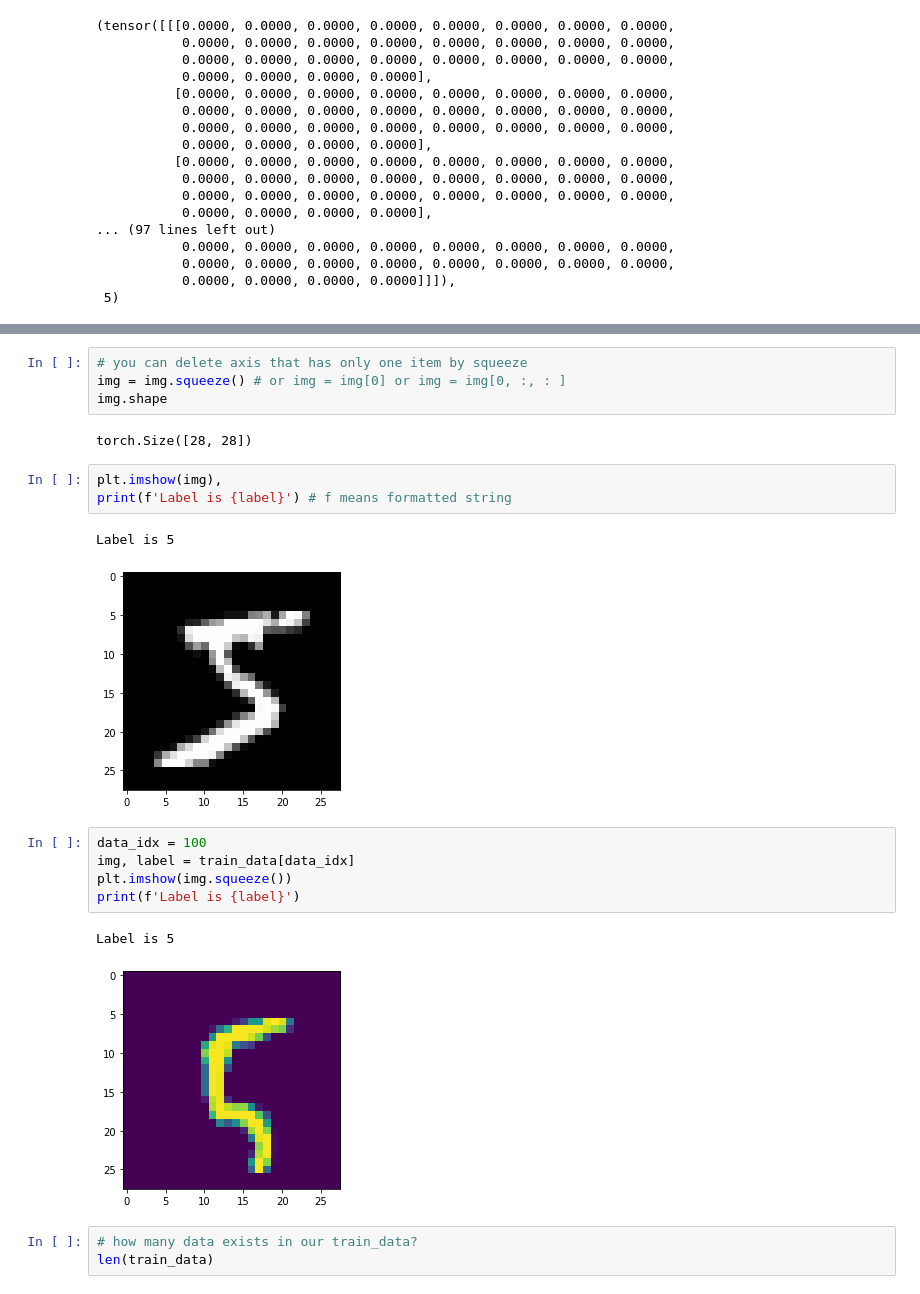
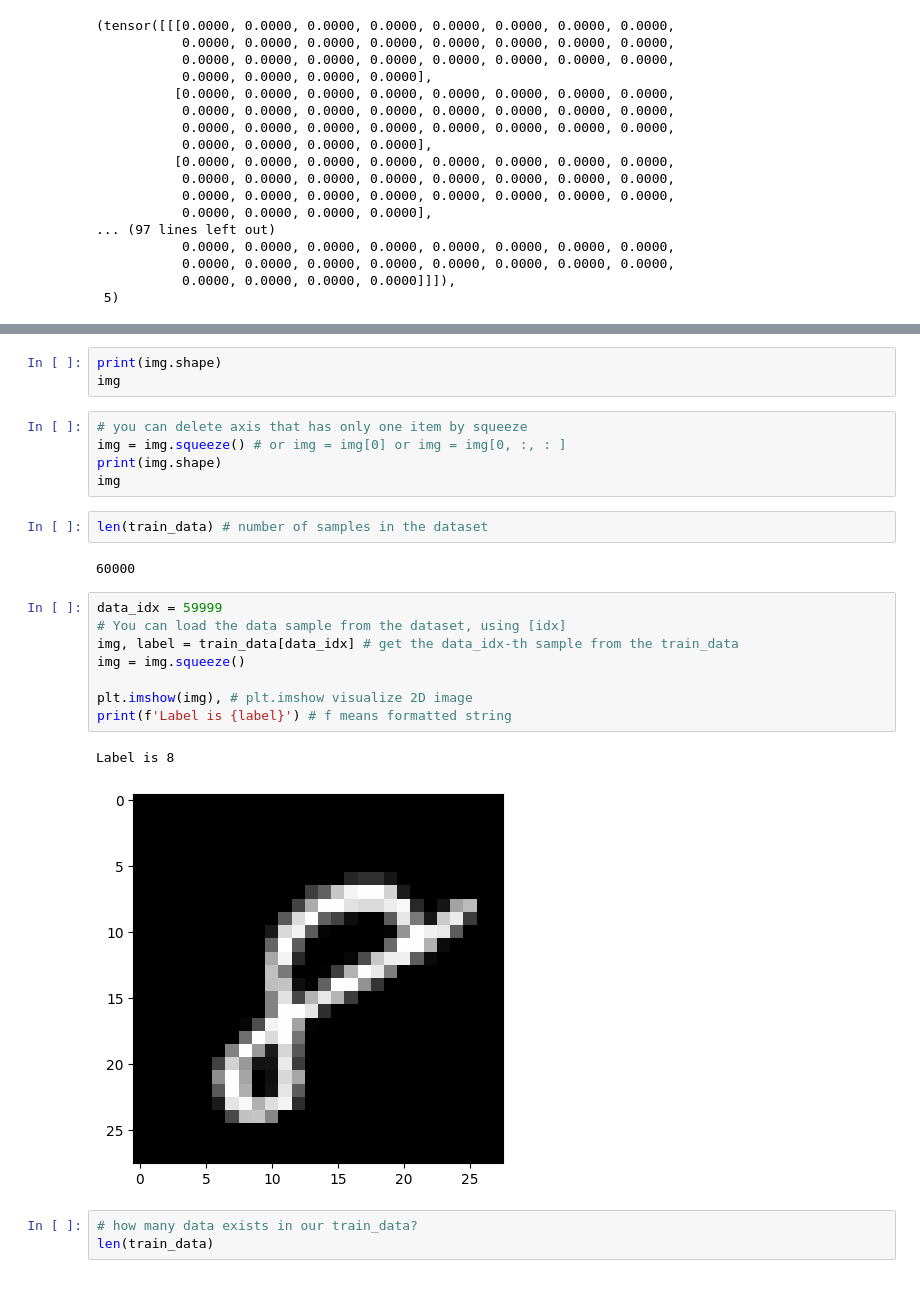
Before and after one commit to jdasam/mas1004, a Jupyter notebook: live_coding/4_MNIST_classification.ipynb, the cells around one changed output, grey strips where cells are left out. Cells and saved outputs as stored; diff of their text form.

```diff
--- a/live_coding/4_MNIST_classification.ipynb
+++ b/live_coding/4_MNIST_classification.ipynb
@@ -69,23 +67,26 @@ torch.Size([1, 28, 28])
+# %%
+print(img.shape)
+img
 # %%
 # you can delete axis that has only one item by squeeze
 img = img.squeeze() # or img = img[0] or img = img[0, :, : ]
-img.shape
+print(img.shape)
+img
-# %% [output]
-torch.Size([28, 28])
-# %%
-plt.imshow(img),
-print(f'Label is {label}') # f means formatted string
-# %% [output]
-Label is 5
-[figure, removed]
-# %%
-data_idx = 100
-img, label = train_data[data_idx]
-plt.imshow(img.squeeze())
-print(f'Label is {label}')
-# %% [output]
-Label is 5
-[figure, removed]
+# %%
+len(train_data) # number of samples in the dataset
+# %% [output]
+60000
+# %%
+data_idx = 59999
+# You can load the data sample from the dataset, using [idx]
+img, label = train_data[data_idx] # get the data_idx-th sample from the train_data
+img = img.squeeze()
+
+plt.imshow(img), # plt.imshow visualize 2D image
+print(f'Label is {label}') # f means formatted string
+# %% [output]
+Label is 8
+[figure, added]
 # %%
 # how many data exists in our train_data?
 len(train_data)
```
Also changed, not shown: parts of 18 cells of this notebook.
